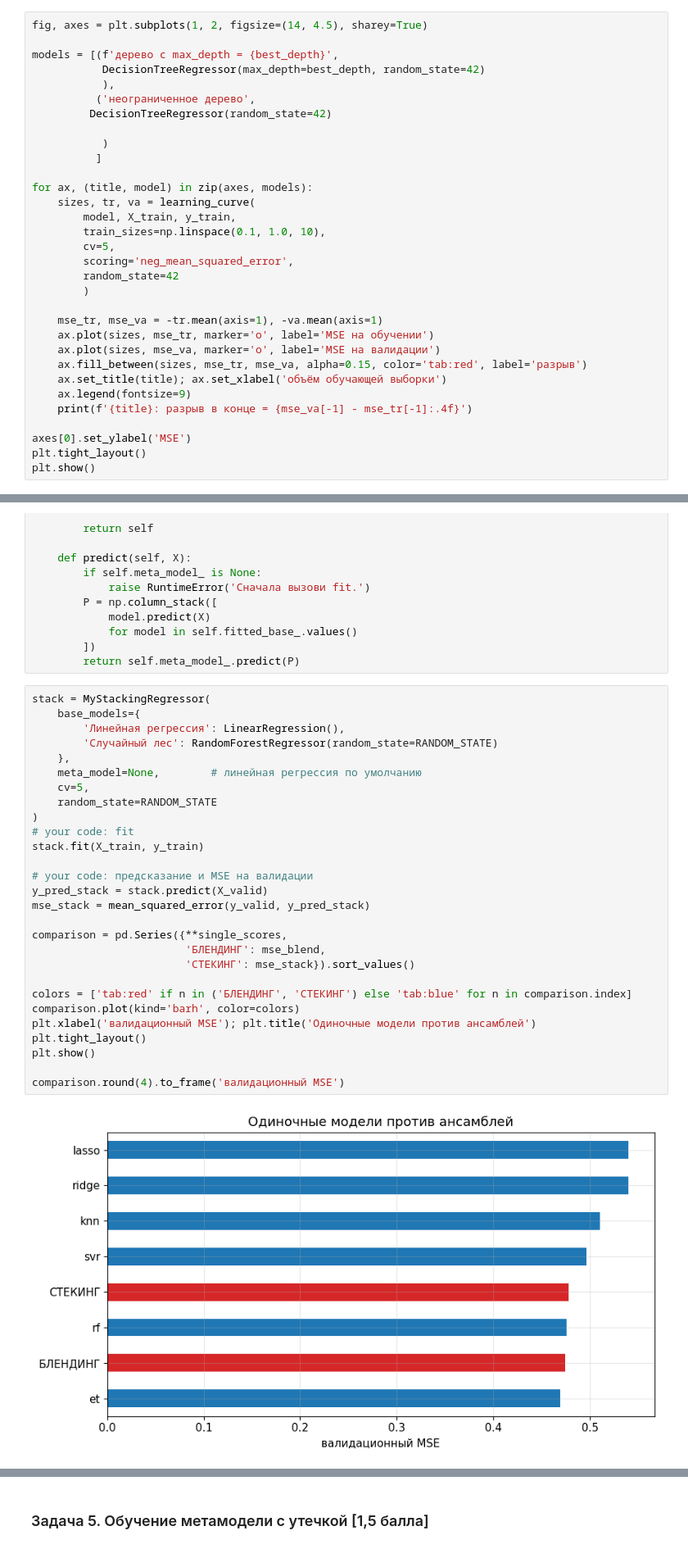
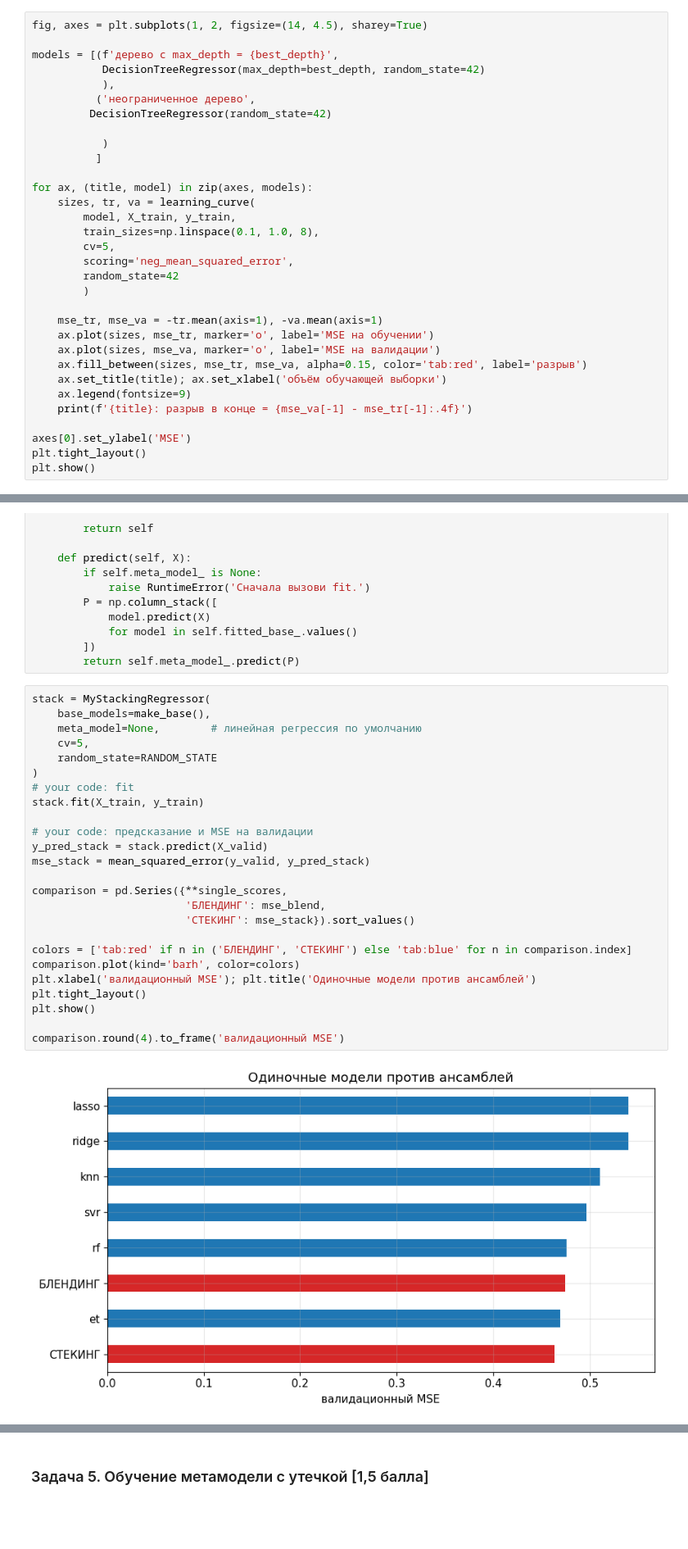
Before and after one commit to dchurikov1983/msc-ml-online-autumn-2026, a Jupyter notebook: W7 Сложность алгоримтов. Ансамбли алгоритмов/Неделя_7_Машинное_обучение_ДЗ_done.ipynb, the cells around one changed output, grey strips where cells are left out. Shown at 82% size. Cells and saved outputs as stored; diff of their text form; blank space fills up the shorter version.

```diff
--- a/W7 Сложность алгоримтов. Ансамбли алгоритмов/Неделя_7_Машинное_обучение_ДЗ_done.ipynb
+++ b/W7 Сложность алгоримтов. Ансамбли алгоритмов/Неделя_7_Машинное_обучение_ДЗ_done.ipynb
@@ -296,7 +298,7 @@ models = [(f'дерево с max_depth = {best_depth}',
 for ax, (title, model) in zip(axes, models):
     sizes, tr, va = learning_curve(
         model, X_train, y_train,
-        train_sizes=np.linspace(0.1, 1.0, 10),
+        train_sizes=np.linspace(0.1, 1.0, 8),
         cv=5,
         scoring='neg_mean_squared_error',
         random_state=42
@@ -532,32 +534,29 @@ class MyStackingRegressor(RegressorMixin, BaseEstimator):
         return self.meta_model_.predict(P)
 # %%
 stack = MyStackingRegressor(
-    base_models={
-        'Линейная регрессия': LinearRegression(),
-        'Случайный лес': RandomForestRegressor(random_state=RANDOM_STATE)
-    },
+    base_models=make_base(),
     meta_model=None,        # линейная регрессия по умолчанию
     cv=5,
     random_state=RANDOM_STATE
 )
 # your code: fit
 stack.fit(X_train, y_train)
 
 # your code: предсказание и MSE на валидации
 y_pred_stack = stack.predict(X_valid)
 mse_stack = mean_squared_error(y_valid, y_pred_stack)
 
 comparison = pd.Series({**single_scores,
                         'БЛЕНДИНГ': mse_blend,
                         'СТЕКИНГ': mse_stack}).sort_values()
 
 colors = ['tab:red' if n in ('БЛЕНДИНГ', 'СТЕКИНГ') else 'tab:blue' for n in comparison.index]
 comparison.plot(kind='barh', color=colors)
 plt.xlabel('валидационный MSE'); plt.title('Одиночные модели против ансамблей')
 plt.tight_layout()
 plt.show()
 
 comparison.round(4).to_frame('валидационный MSE')
 # %% [output]
-[figure, old version]
+[figure, new version]
 |  | валидационный MSE |
```
Also changed, not shown: parts of 4 cells of this notebook.
